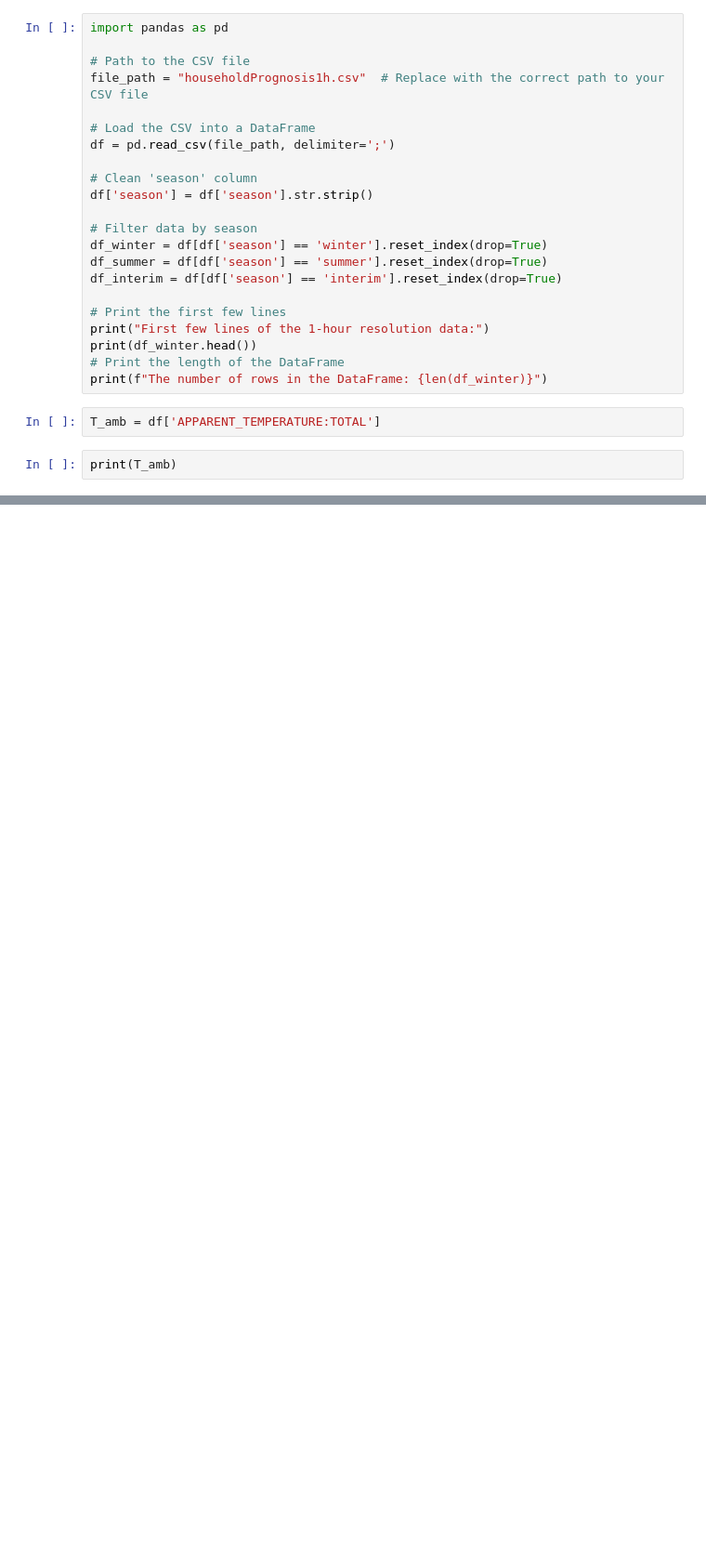
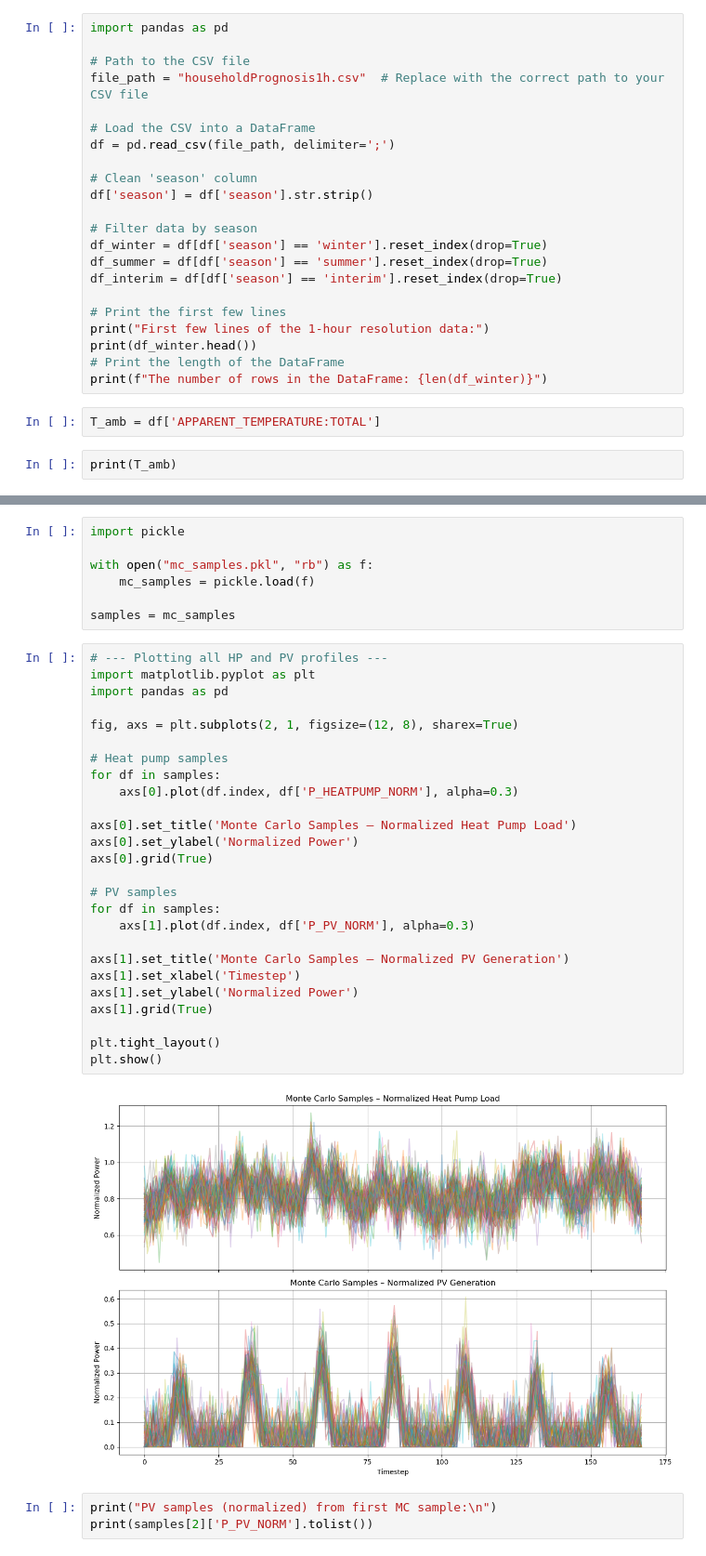
Before and after one commit to marwan2626/PowerTech25, a Jupyter notebook: debug.ipynb, the cells around one changed output, grey strips where cells are left out. Shown: that part at 93% size. Drawn from its saved outputs; the diff is of its cells as text; blank space fills up the shorter version.

```diff
--- a/debug.ipynb
+++ b/debug.ipynb
@@ -787,0 +783,38 @@ print(T_amb)
+# %%
+import pickle
+
+with open("mc_samples.pkl", "rb") as f:
+    mc_samples = pickle.load(f)
+
+samples = mc_samples
+# %%
+# --- Plotting all HP and PV profiles ---
+import matplotlib.pyplot as plt
+import pandas as pd
+
+fig, axs = plt.subplots(2, 1, figsize=(12, 8), sharex=True)
+
+# Heat pump samples
+for df in samples:
+    axs[0].plot(df.index, df['P_HEATPUMP_NORM'], alpha=0.3)
+
+axs[0].set_title('Monte Carlo Samples – Normalized Heat Pump Load')
+axs[0].set_ylabel('Normalized Power')
+axs[0].grid(True)
+
+# PV samples
+for df in samples:
+    axs[1].plot(df.index, df['P_PV_NORM'], alpha=0.3)
+
+axs[1].set_title('Monte Carlo Samples – Normalized PV Generation')
+axs[1].set_xlabel('Timestep')
+axs[1].set_ylabel('Normalized Power')
+axs[1].grid(True)
+
+plt.tight_layout()
+plt.show()
+# %% [output]
+[figure, added]
+# %%
+print("PV samples (normalized) from first MC sample:\n")
+print(samples[2]['P_PV_NORM'].tolist())
```
Also changed, not shown: parts of 3 cells of this notebook, 11 other files.
